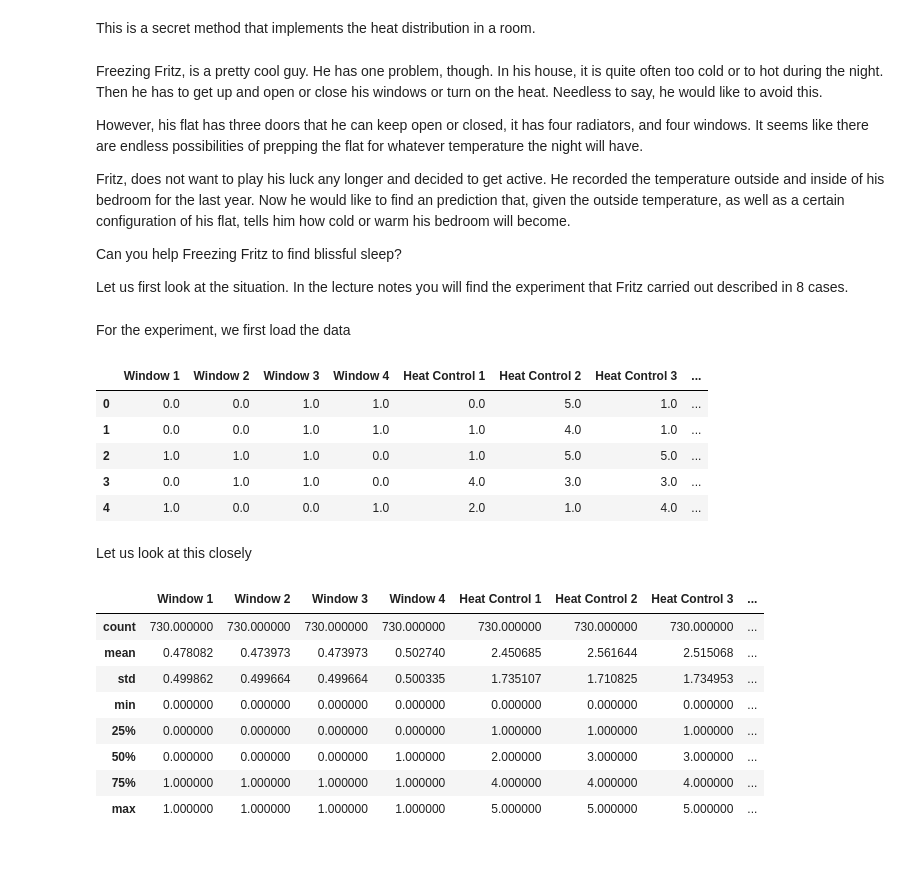
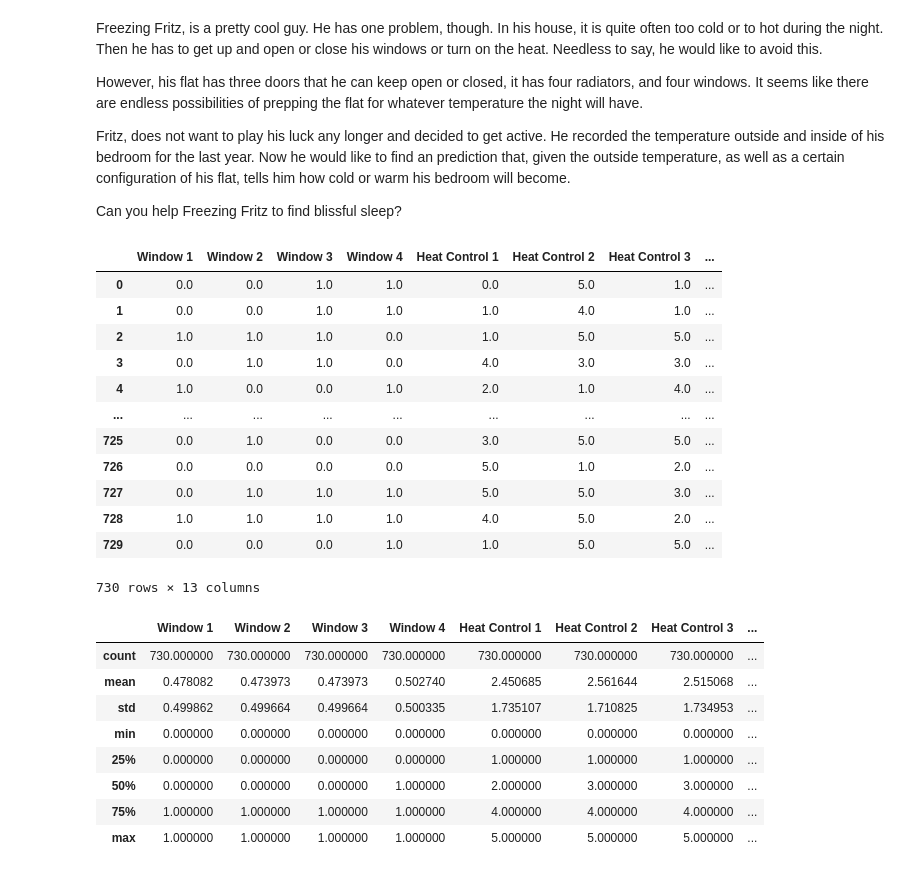
Before and after one commit to maxstollmayer/ML-Challenges, a Jupyter notebook: Challenge-2/TurnUpTheHeat_Evaluation.ipynb, the cells around one changed output. Cells and saved outputs as stored; diff of their text form; code cells hidden in the pictures.

```diff
--- a/Challenge-2/TurnUpTheHeat_Evaluation.ipynb
+++ b/Challenge-2/TurnUpTheHeat_Evaluation.ipynb
@@ -10,5 +11,3 @@ import seaborn as sn
-# %% [markdown]
-This is a secret method that implements the heat distribution in a room.
 # %% [markdown]
 Freezing Fritz, is a pretty cool guy. He has one problem, though. In his house, it is quite often too cold or to hot during the night. Then he has to get up and open or close his windows or turn on the heat. Needless to say, he would like to avoid this.
 
@@ -17,22 +16,21 @@ However, his flat has three doors that he can keep open or closed, it has four r
 Fritz, does not want to play his luck any longer and decided to get active. He recorded the temperature outside and inside of his bedroom for the last year. Now he would like to find an prediction that, given the outside temperature, as well as a certain configuration of his flat, tells him how cold or warm his bedroom will become.
 
 Can you help Freezing Fritz to find blissful sleep?
-
-
-Let us first look at the situation. In the lecture notes you will find the experiment that Fritz carried out described in 8 cases.
-# %% [markdown]
-For the experiment, we first load the data
-# %%
-data_train_Temperature = pd.read_csv('data_train_Temperature.csv')
-data_test_Temperature = pd.read_csv('data_test_Temperature.csv')
-data_train_Temperature.head()
-# %% [output]
-|  | Window 1 | Window 2 | Window 3 | Window 4 | Heat Control 1 | Heat Control 2 | Heat Control 3 | ... |
-| 0 | 0.0 | 0.0 | 1.0 | 1.0 | 0.0 | 5.0 | 1.0 | ... |
-| 1 | 0.0 | 0.0 | 1.0 | 1.0 | 1.0 | 4.0 | 1.0 | ... |
-| 2 | 1.0 | 1.0 | 1.0 | 0.0 | 1.0 | 5.0 | 5.0 | ... |
-| 3 | 0.0 | 1.0 | 1.0 | 0.0 | 4.0 | 3.0 | 3.0 | ... |
-| 4 | 1.0 | 0.0 | 0.0 | 1.0 | 2.0 | 1.0 | 4.0 | ... |
-# %% [markdown]
-Let us look at this closely
+# %%
+original_df = pd.read_csv("data_train_Temperature.csv")
+original_df
+# %% [output]
+|  | Window 1 | Window 2 | Window 3 | Window 4 | Heat Control 1 | Heat Control 2 | Heat Control 3 | ... |
+| 0 | 0.0 | 0.0 | 1.0 | 1.0 | 0.0 | 5.0 | 1.0 | ... |
+| 1 | 0.0 | 0.0 | 1.0 | 1.0 | 1.0 | 4.0 | 1.0 | ... |
+| 2 | 1.0 | 1.0 | 1.0 | 0.0 | 1.0 | 5.0 | 5.0 | ... |
+| 3 | 0.0 | 1.0 | 1.0 | 0.0 | 4.0 | 3.0 | 3.0 | ... |
+| 4 | 1.0 | 0.0 | 0.0 | 1.0 | 2.0 | 1.0 | 4.0 | ... |
+| ... | ... | ... | ... | ... | ... | ... | ... | ... |
+| 725 | 0.0 | 1.0 | 0.0 | 0.0 | 3.0 | 5.0 | 5.0 | ... |
+| 726 | 0.0 | 0.0 | 0.0 | 0.0 | 5.0 | 1.0 | 2.0 | ... |
+| 727 | 0.0 | 1.0 | 1.0 | 1.0 | 5.0 | 5.0 | 3.0 | ... |
+| 728 | 1.0 | 1.0 | 1.0 | 1.0 | 4.0 | 5.0 | 2.0 | ... |
+| 729 | 0.0 | 0.0 | 0.0 | 1.0 | 1.0 | 5.0 | 5.0 | ... |
+730 rows × 13 columns
 # %%
```
Also changed, not shown: parts of 16 cells of this notebook.
